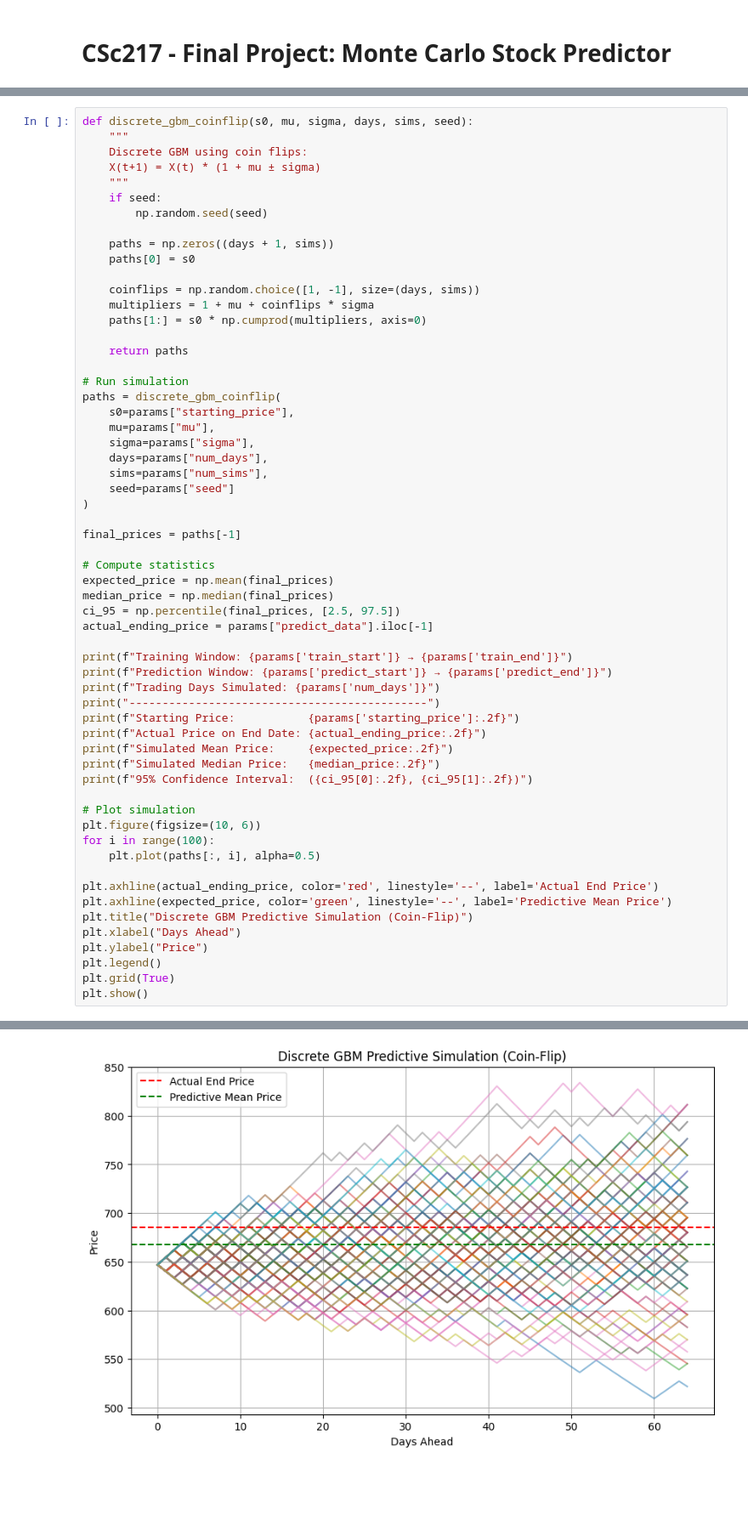
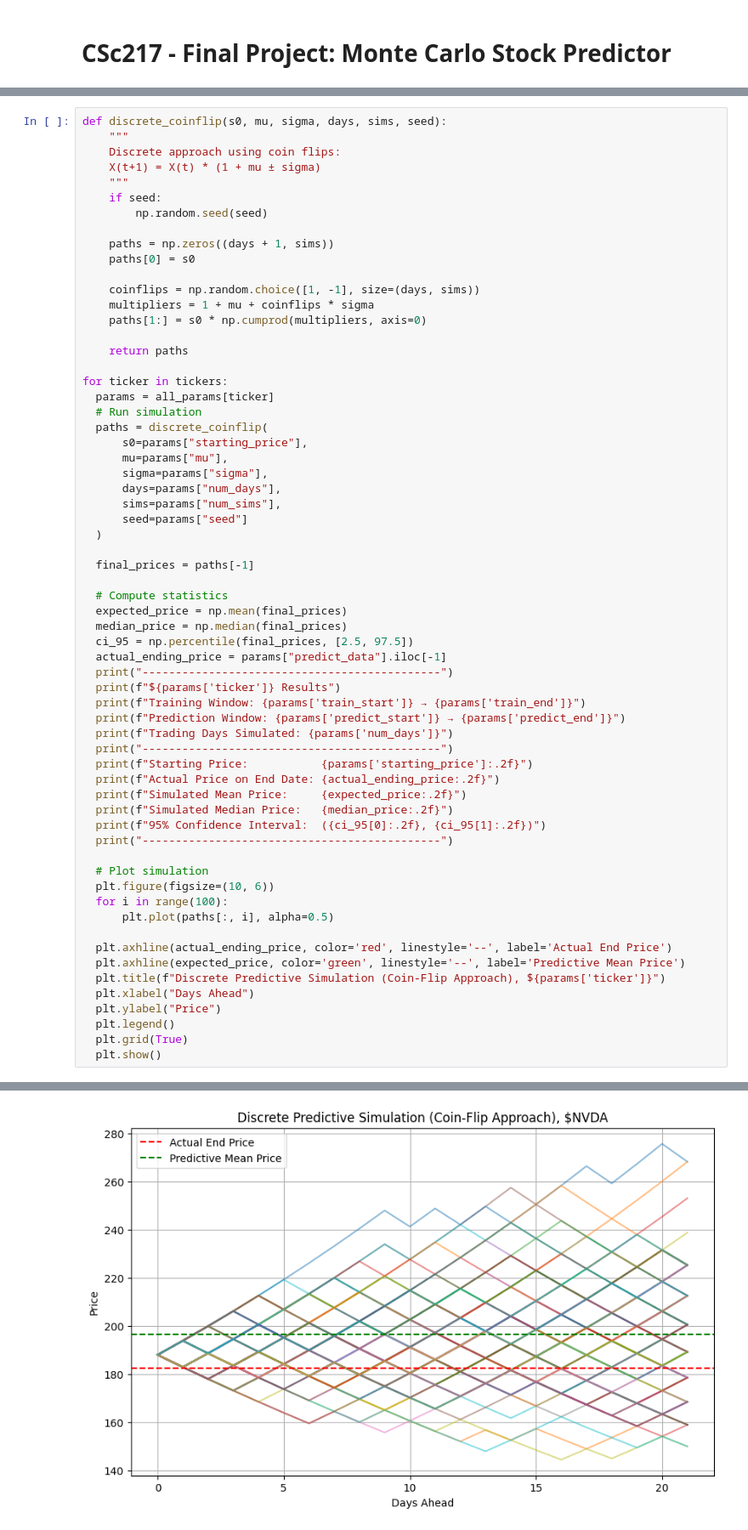
Before and after one commit to raihann1/Monte-Carlo-Stock-Pricing, a Jupyter notebook: sim_prices.ipynb, the cells around one changed output, grey strips where cells are left out. Shown: that part at 85% size. Saved outputs shown, nothing was run; the diff lists cells and outputs as text; blank space fills up the shorter version.

Commit message:
Improve sim_prices to run for multiple stocks/ETF's, increase sims to 10k

```diff
--- a/sim_prices.ipynb
+++ b/sim_prices.ipynb
@@ -58,7 +58,7 @@ params = {
 # %%
-def discrete_gbm_coinflip(s0, mu, sigma, days, sims, seed):
+def discrete_coinflip(s0, mu, sigma, days, sims, seed):
     """
-    Discrete GBM using coin flips:
+    Discrete approach using coin flips:
     X(t+1) = X(t) * (1 + mu ± sigma)
     """
     if seed:
@@ -73,45 +73,49 @@ def discrete_gbm_coinflip(s0, mu, sigma, days, sims, seed):
 
     return paths
 
-# Run simulation
-paths = discrete_gbm_coinflip(
-    s0=params["starting_price"],
-    mu=params["mu"],
-    sigma=params["sigma"],
-    days=params["num_days"],
-    sims=params["num_sims"],
-    seed=params["seed"]
-)
+for ticker in tickers:
+  params = all_params[ticker]
+  # Run simulation
+  paths = discrete_coinflip(
+      s0=params["starting_price"],
+      mu=params["mu"],
+      sigma=params["sigma"],
+      days=params["num_days"],
+      sims=params["num_sims"],
+      seed=params["seed"]
+  )
 
-final_prices = paths[-1]
+  final_prices = paths[-1]
 
-# Compute statistics
-expected_price = np.mean(final_prices)
-median_price = np.median(final_prices)
-ci_95 = np.percentile(final_prices, [2.5, 97.5])
-actual_ending_price = params["predict_data"].iloc[-1]
+  # Compute statistics
+  expected_price = np.mean(final_prices)
+  median_price = np.median(final_prices)
+  ci_95 = np.percentile(final_prices, [2.5, 97.5])
+  actual_ending_price = params["predict_data"].iloc[-1]
+  print("---------------------------------------------")
+  print(f"${params['ticker']} Results")
+  print(f"Training Window: {params['train_start']} → {params['train_end']}")
+  print(f"Prediction Window: {params['predict_start']} → {params['predict_end']}")
+  print(f"Trading Days Simulated: {params['num_days']}")
+  print("---------------------------------------------")
+  print(f"Starting Price:           {params['starting_price']:.2f}")
+  print(f"Actual Price on End Date: {actual_ending_price:.2f}")
+  print(f"Simulated Mean Price:     {expected_price:.2f}")
+  print(f"Simulated Median Price:   {median_price:.2f}")
+  print(f"95% Confidence Interval:  ({ci_95[0]:.2f}, {ci_95[1]:.2f})")
+  print("---------------------------------------------")
 
-print(f"Training Window: {params['train_start']} → {params['train_end']}")
-print(f"Prediction Window: {params['predict_start']} → {params['predict_end']}")
-print(f"Trading Days Simulated: {params['num_days']}")
-print("---------------------------------------------")
-print(f"Starting Price:           {params['starting_price']:.2f}")
-print(f"Actual Price on End Date: {actual_ending_price:.2f}")
-print(f"Simulated Mean Price:     {expected_price:.2f}")
-print(f"Simulated Median Price:   {median_price:.2f}")
-print(f"95% Confidence Interval:  ({ci_95[0]:.2f}, {ci_95[1]:.2f})")
+  # Plot simulation
+  plt.figure(figsize=(10, 6))
+  for i in range(100):
+      plt.plot(paths[:, i], alpha=0.5)
 
-# Plot simulation
-plt.figure(figsize=(10, 6))
-for i in range(100):
-    plt.plot(paths[:, i], alpha=0.5)
-
-plt.axhline(actual_ending_price, color='red', linestyle='--', label='Actual End Price')
-plt.axhline(expected_price, color='green', linestyle='--', label='Predictive Mean Price')
-plt.title("Discrete GBM Predictive Simulation (Coin-Flip)")
-plt.xlabel("Days Ahead")
-plt.ylabel("Price")
-plt.legend()
-plt.grid(True)
-plt.show()
+  plt.axhline(actual_ending_price, color='red', linestyle='--', label='Actual End Price')
+  plt.axhline(expected_price, color='green', linestyle='--', label='Predictive Mean Price')
+  plt.title(f"Discrete Predictive Simulation (Coin-Flip Approach), ${params['ticker']}")
+  plt.xlabel("Days Ahead")
+  plt.ylabel("Price")
+  plt.legend()
+  plt.grid(True)
+  plt.show()
 # %% [output]
@@ -127 +134 @@ Simulated Median Price:   665.20
-[figure, old version]
+[figure, new version]
```
Also changed, not shown: parts of 4 cells of this notebook.
